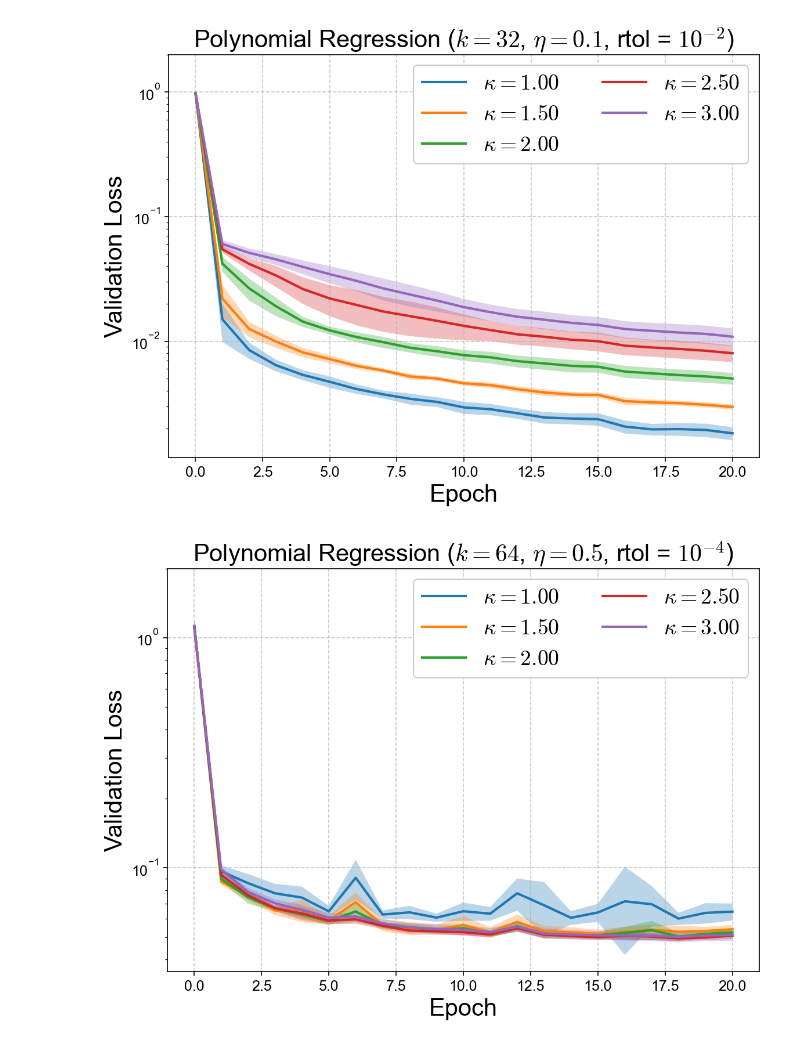
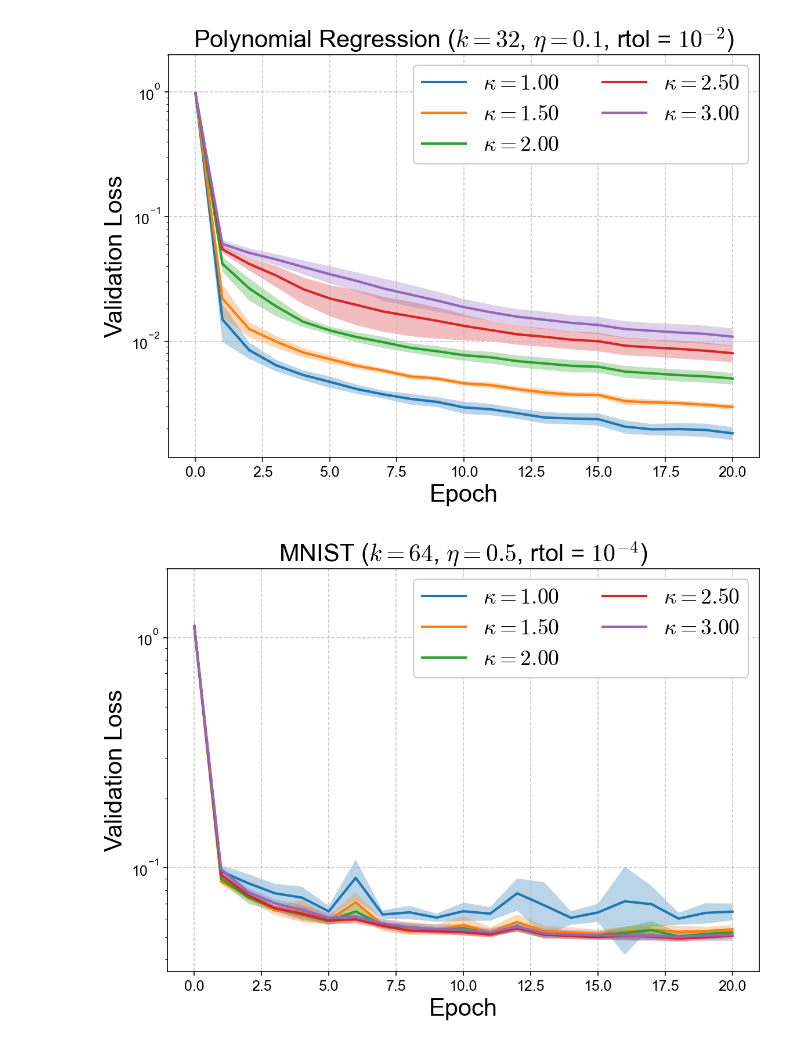
Before and after one commit to sambt/sven-experiments, a Jupyter notebook: analysis/kappaScan_analysis.ipynb, the cells around one changed output. Cells and saved outputs as stored; diff of their text form; code cells hidden in the pictures.

```diff
--- a/analysis/kappaScan_analysis.ipynb
+++ b/analysis/kappaScan_analysis.ipynb
@@ -154,6 +154,8 @@ for kappa in kappas_1d:
             continue
         row = row.iloc[0]
         losses.append(np.array(get_loss_curve(row, 'val')).reshape(1,-1))
+    if not losses:
+        continue
     losses = np.concatenate(losses, axis=0)
     mean_loss = np.mean(losses, axis=0)
     std_loss = np.std(losses, axis=0)
@@ -250,33 +252,33 @@ LR = 0.5
 df = datasets['MNIST']
 
 for kappa in kappas_mnist:
     losses = []
     for mseed in model_seeds_mnist:
         cut = (df['kappa'] == kappa) & (df['model_seed'] == mseed) & (df['k'] == K_SEL) & (df['rtol'] == RTOL) & (df['lr'] == LR)
         row = df.loc[cut]
         if len(row) > 1 or len(row) == 0:
             print(f"bad run with kappa = {kappa}, model_seed = {mseed}, k = {K_SEL}, rtol = {RTOL}, lr = {LR}: found {len(row)} runs")
             continue
         row = row.iloc[0]
         losses.append(np.array(get_loss_curve(row, 'val')).reshape(1,-1))
     if len(losses) == 0:
         print(f"No valid runs found for kappa = {kappa}, skipping...")
         continue
     losses = np.concatenate(losses, axis=0)
     mean_loss = np.mean(losses, axis=0)
     std_loss = np.std(losses, axis=0)
     epochs = np.arange(len(mean_loss))
     ax.plot(epochs, mean_loss, label=f"$\\kappa={kappa:.2f}$", zorder=2)
     ax.fill_between(epochs, mean_loss - std_loss, mean_loss + std_loss, alpha=0.3, zorder=1)
 
 ax.set_xlabel('Epoch')
 ax.set_ylabel('Validation Loss')
 ax.set_yscale('log')
 plt.legend(ncol=2,loc='upper right',frameon=True,framealpha=1, fontsize=18)
-ax.set_title(f"Polynomial Regression ($k = {K_SEL}$, $\\eta = {LR}$, rtol = ${lr_labels[RTOL]}$)")
+ax.set_title(f"MNIST ($k = {K_SEL}$, $\\eta = {LR}$, rtol = ${lr_labels[RTOL]}$)")
 plt.ylim([None,2])
 plt.grid(axis='both', linestyle='--', alpha=0.7, zorder=0)
 plt.tight_layout()
-plt.savefig(PLOT_DIR / "polynomial_val_loss_kappaScan.pdf",bbox_inches='tight')
+plt.savefig(PLOT_DIR / "mnist_val_loss_kappaScan.pdf",bbox_inches='tight')
 # %% [output]
-[figure, old version]
+[figure, new version]
```
Also changed, not shown: 4 other files.
